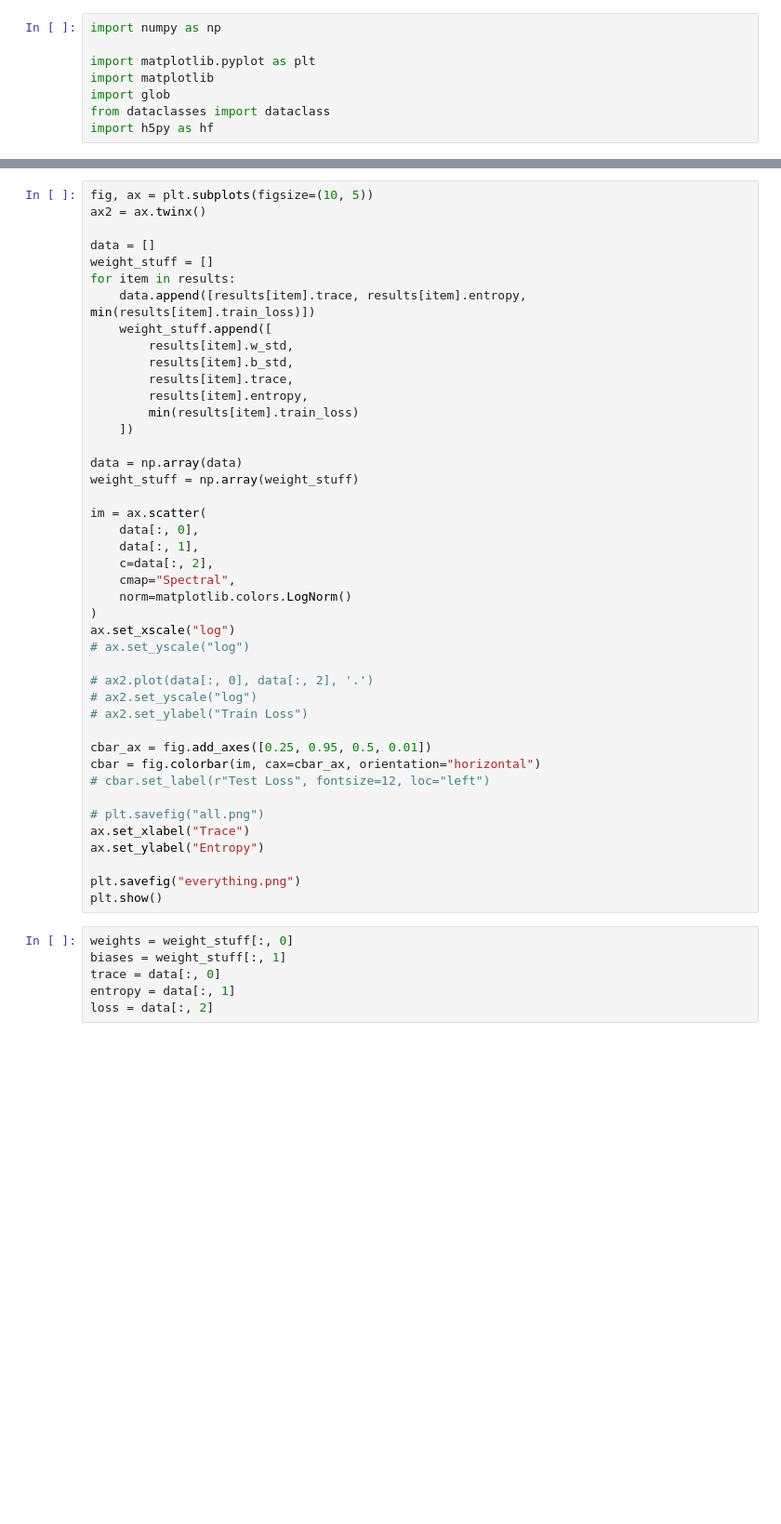
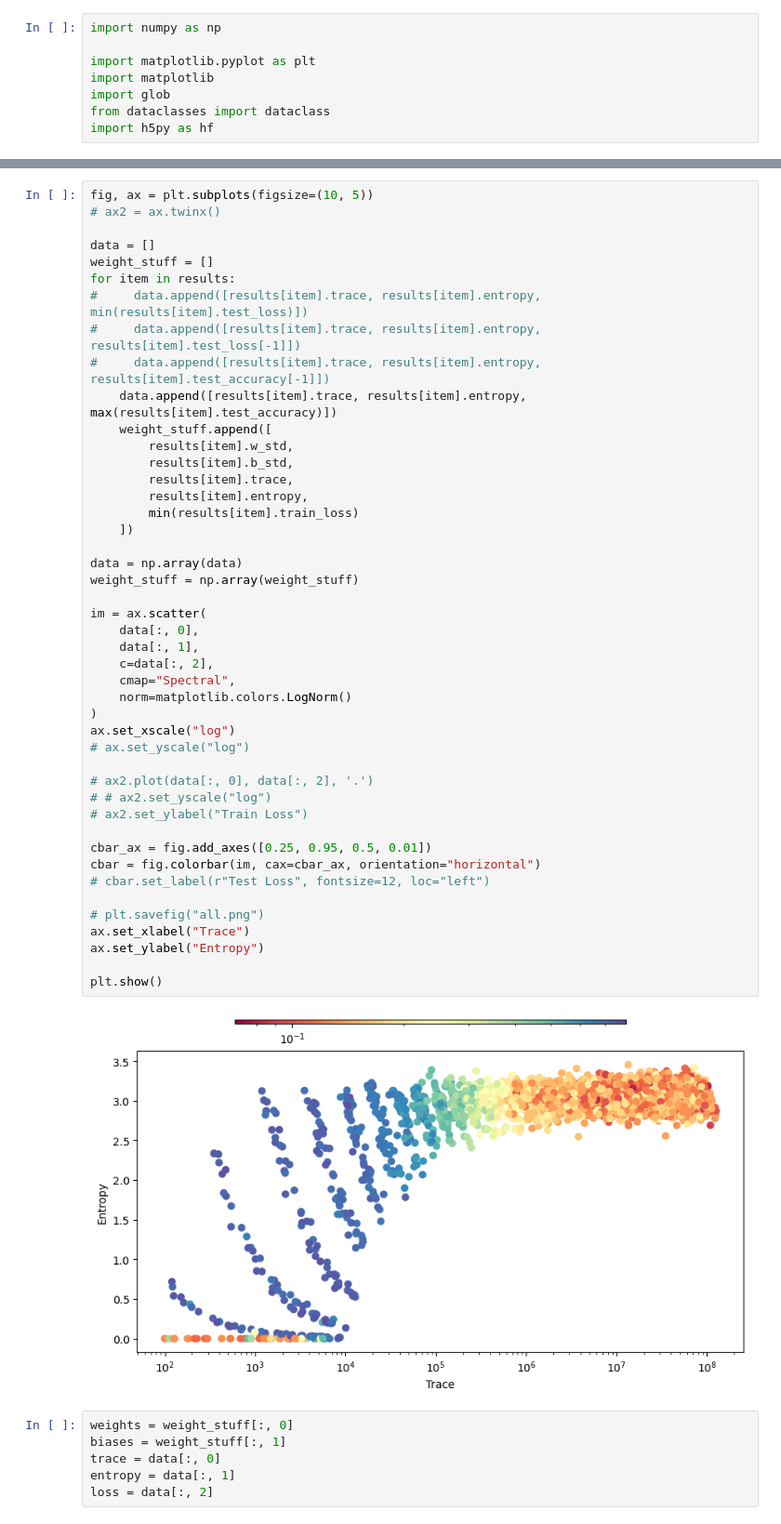
Before and after one commit to SamTov/projects, a Jupyter notebook: theoml-lab/initialization-study/analysis.ipynb, the cells around one changed output, grey strips where cells are left out. Shown at 93% size. Drawn from its saved outputs; the diff is of its cells as text; blank space fills up the shorter version.

```diff
--- a/theoml-lab/initialization-study/analysis.ipynb
+++ b/theoml-lab/initialization-study/analysis.ipynb
@@ -72,46 +80,50 @@ plt.show()
 # %%
 fig, ax = plt.subplots(figsize=(10, 5))
-ax2 = ax.twinx()
+# ax2 = ax.twinx()
 
 data = []
 weight_stuff = []
 for item in results:
-    data.append([results[item].trace, results[item].entropy, min(results[item].train_loss)])
+#     data.append([results[item].trace, results[item].entropy, min(results[item].test_loss)])
+#     data.append([results[item].trace, results[item].entropy, results[item].test_loss[-1]])
+#     data.append([results[item].trace, results[item].entropy, results[item].test_accuracy[-1]])
+    data.append([results[item].trace, results[item].entropy, max(results[item].test_accuracy)])
     weight_stuff.append([
         results[item].w_std,
         results[item].b_std,
         results[item].trace,
         results[item].entropy,
         min(results[item].train_loss)
     ])
 
 data = np.array(data)
 weight_stuff = np.array(weight_stuff)
 
 im = ax.scatter(
     data[:, 0],
     data[:, 1],
     c=data[:, 2],
     cmap="Spectral",
     norm=matplotlib.colors.LogNorm()
 )
 ax.set_xscale("log")
 # ax.set_yscale("log")
 
 # ax2.plot(data[:, 0], data[:, 2], '.')
-# ax2.set_yscale("log")
+# # ax2.set_yscale("log")
 # ax2.set_ylabel("Train Loss")
 
 cbar_ax = fig.add_axes([0.25, 0.95, 0.5, 0.01])
 cbar = fig.colorbar(im, cax=cbar_ax, orientation="horizontal")
 # cbar.set_label(r"Test Loss", fontsize=12, loc="left")
 
 # plt.savefig("all.png")
 ax.set_xlabel("Trace")
 ax.set_ylabel("Entropy")
 
-plt.savefig("everything.png")
 plt.show()
+# %% [output]
+[figure, added]
 # %%
 weights = weight_stuff[:, 0]
 biases = weight_stuff[:, 1]
```
Also changed, not shown: parts of 6 cells of this notebook, 1 other file.
